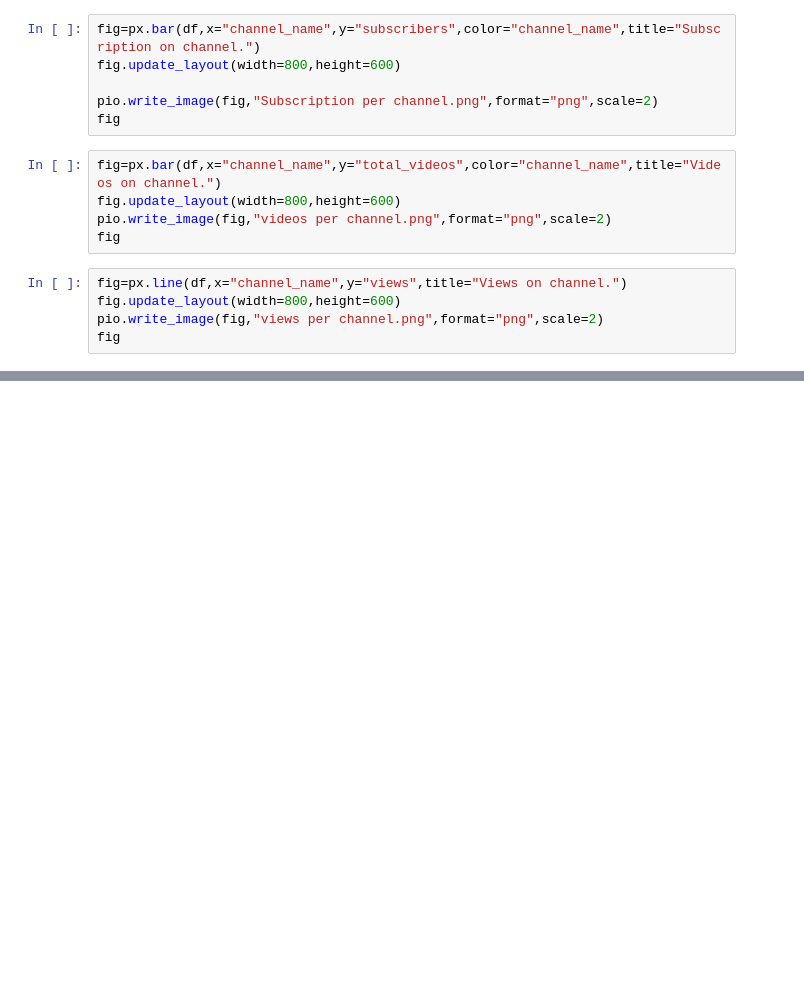
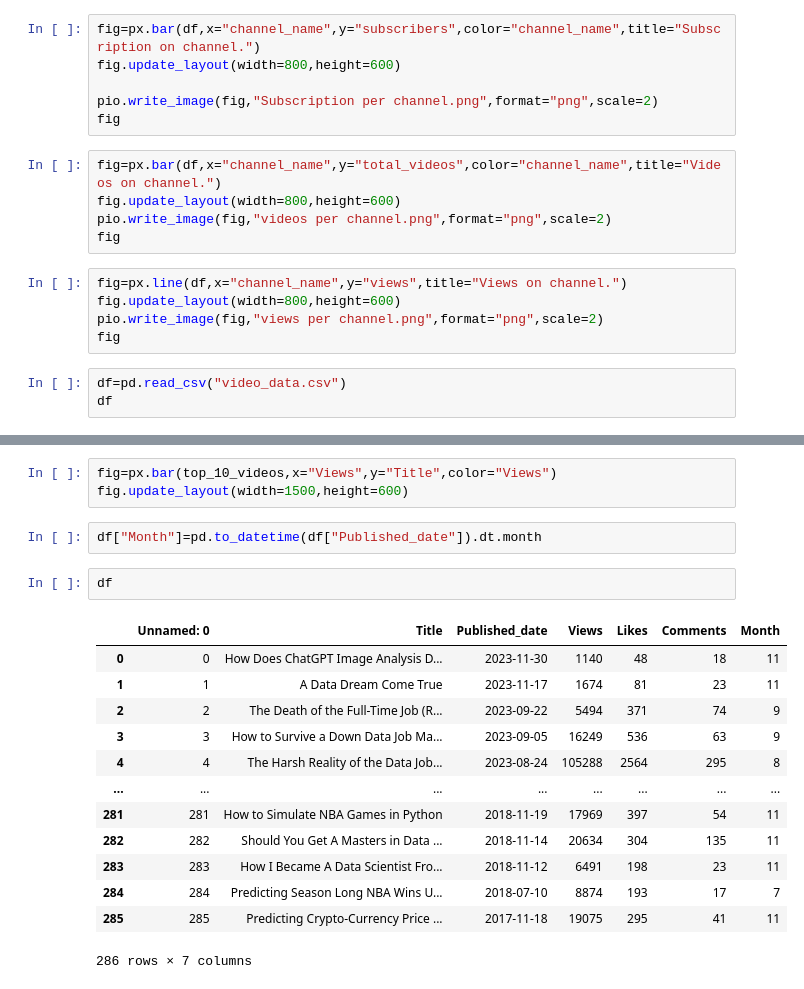
Before and after one commit to Kamuthuj/Youtube-webscrapping, a Jupyter notebook: viz.ipynb, the cells around one changed output, grey strips where cells are left out. Saved outputs shown, nothing was run; the diff lists cells and outputs as text; blank space fills up the shorter version.

```diff
--- a/viz.ipynb
+++ b/viz.ipynb
@@ -27,3 +27,6 @@ fig=px.line(df,x="channel_name",y="views",title="Views on channel.")
 fig.update_layout(width=800,height=600)
 pio.write_image(fig,"views per channel.png",format="png",scale=2)
 fig
+# %%
+df=pd.read_csv("video_data.csv")
+df
@@ -29,0 +62,21 @@ fig
+# %%
+fig=px.bar(top_10_videos,x="Views",y="Title",color="Views")
+fig.update_layout(width=1500,height=600)
+# %%
+df["Month"]=pd.to_datetime(df["Published_date"]).dt.month
+# %%
+df
+# %% [output]
+|  | Unnamed: 0 | Title | Published_date | Views | Likes | Comments | Month |
+| 0 | 0 | How Does ChatGPT Image Analysis D... | 2023-11-30 | 1140 | 48 | 18 | 11 |
+| 1 | 1 | A Data Dream Come True | 2023-11-17 | 1674 | 81 | 23 | 11 |
+| 2 | 2 | The Death of the Full-Time Job (R... | 2023-09-22 | 5494 | 371 | 74 | 9 |
+| 3 | 3 | How to Survive a Down Data Job Ma... | 2023-09-05 | 16249 | 536 | 63 | 9 |
+| 4 | 4 | The Harsh Reality of the Data Job... | 2023-08-24 | 105288 | 2564 | 295 | 8 |
+| ... | ... | ... | ... | ... | ... | ... | ... |
+| 281 | 281 | How to Simulate NBA Games in Python | 2018-11-19 | 17969 | 397 | 54 | 11 |
+| 282 | 282 | Should You Get A Masters in Data ... | 2018-11-14 | 20634 | 304 | 135 | 11 |
+| 283 | 283 | How I Became A Data Scientist Fro... | 2018-11-12 | 6491 | 198 | 23 | 11 |
+| 284 | 284 | Predicting Season Long NBA Wins U... | 2018-07-10 | 8874 | 193 | 17 | 7 |
+| 285 | 285 | Predicting Crypto-Currency Price ... | 2017-11-18 | 19075 | 295 | 41 | 11 |
+286 rows × 7 columns
```
Also changed, not shown: parts of 4 cells of this notebook, 1 other file.
